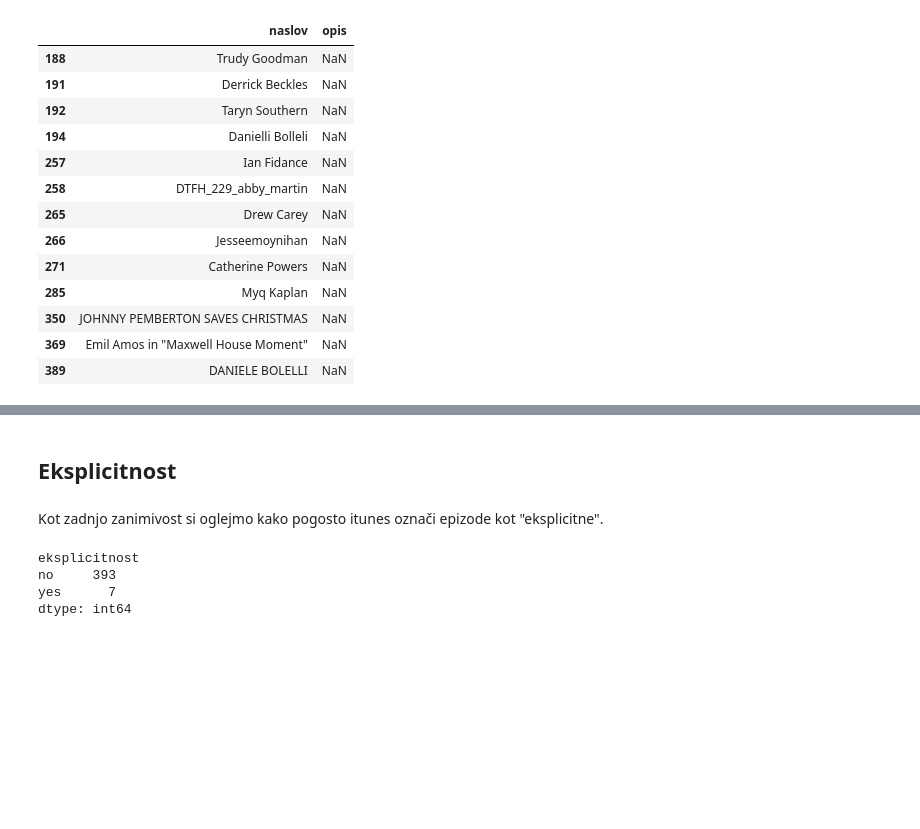
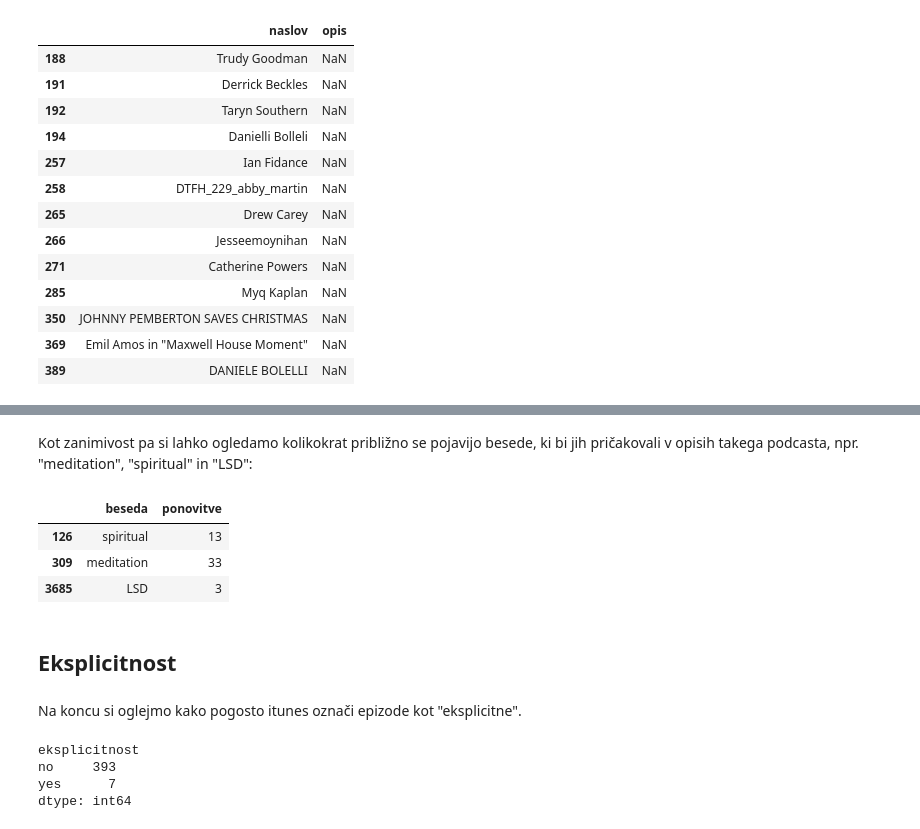
Before and after one commit to lukamarcic/DTFH-analiza-podatkov, a Jupyter notebook: analiza_podatkov.ipynb, the cells around one changed output, grey strips where cells are left out. Saved outputs shown, nothing was run; the diff lists cells and outputs as text; code cells hidden in the pictures; blank space fills up the shorter version.

```diff
--- a/analiza_podatkov.ipynb
+++ b/analiza_podatkov.ipynb
@@ -432,7 +474,18 @@ ponovitve_besed_naslov.sort_values('ponovitve', ascending= False)
+# %% [markdown]
+Kot zanimivost pa si lahko ogledamo kolikokrat približno se pojavijo besede, ki bi jih pričakovali v opisih takega podcasta, npr. "meditation", "spiritual" in "LSD":
+# %%
+ponovitve_besed_naslov[ (ponovitve_besed_naslov.beseda == 'meditation') |
+                        (ponovitve_besed_naslov.beseda == 'spiritual') |
+                        (ponovitve_besed_naslov.beseda == 'LSD') ]
+# %% [output]
+|  | beseda | ponovitve |
+| 126 | spiritual | 13 |
+| 309 | meditation | 33 |
+| 3685 | LSD | 3 |
 # %% [markdown]
 ## Eksplicitnost
 # %% [markdown]
-Kot zadnjo zanimivost si oglejmo kako pogosto itunes označi epizode kot "eksplicitne".
+Na koncu si oglejmo kako pogosto itunes označi epizode kot "eksplicitne".
 # %%
 podcasti.groupby('eksplicitnost').size()
 # %% [output]
```
Also changed, not shown: parts of 8 cells of this notebook.
